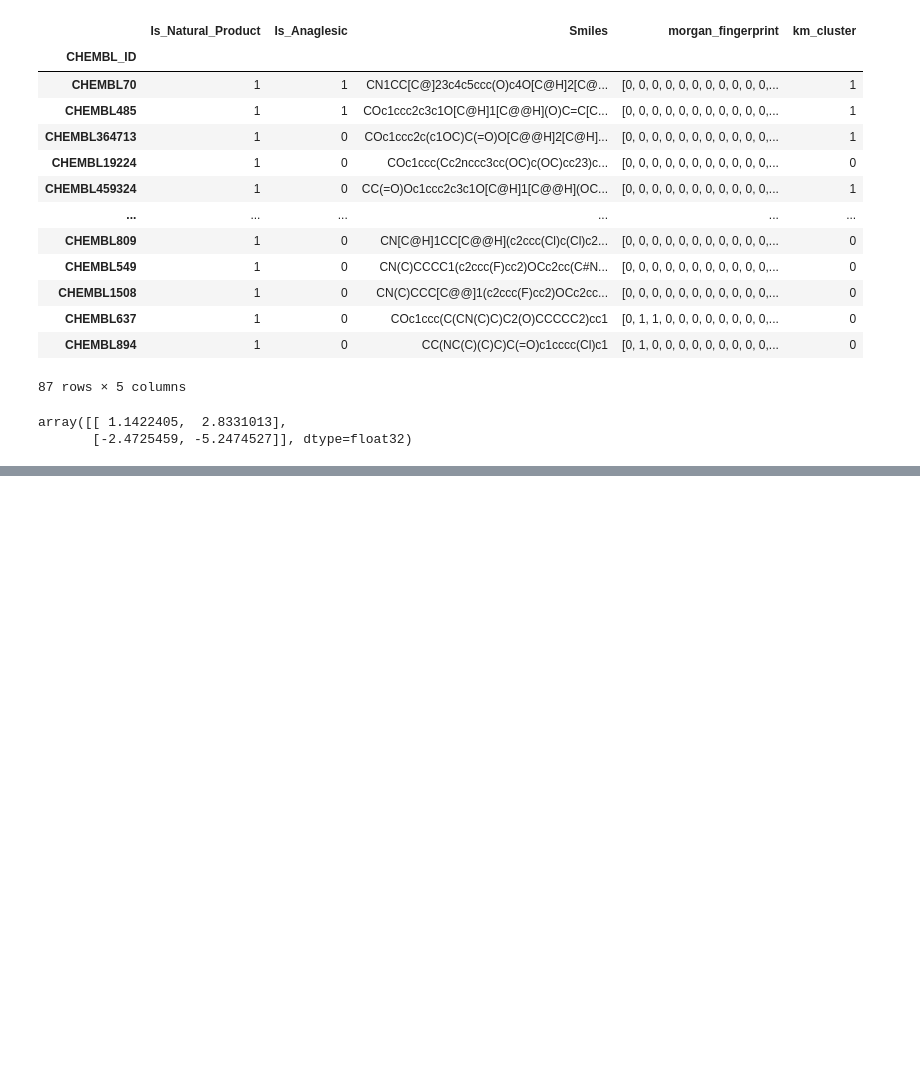
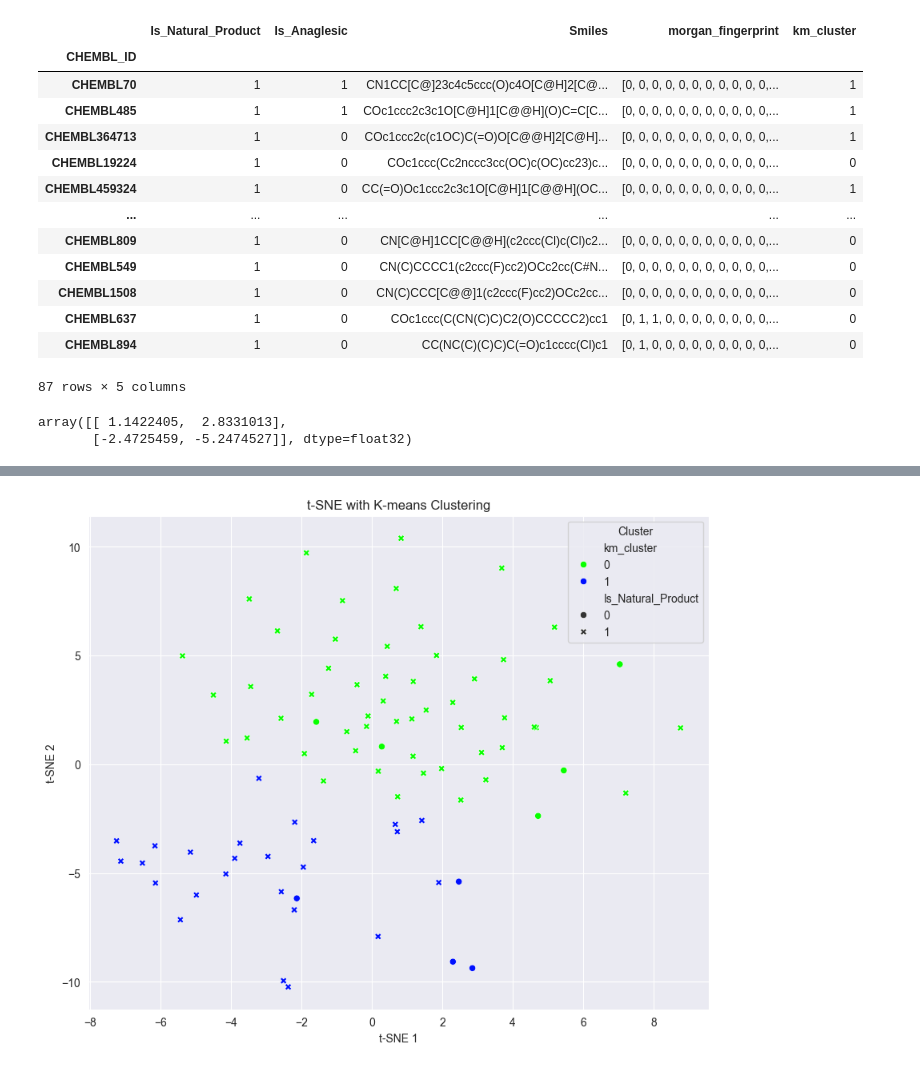
Before and after one commit to JKosciukiewicz/MLDD_Project, a Jupyter notebook: Clustering_examples_second_part.ipynb, the cells around one changed output, grey strips where cells are left out. Saved outputs shown, nothing was run; the diff lists cells and outputs as text; code cells hidden in the pictures; blank space fills up the shorter version.

```diff
--- a/Clustering_examples_second_part.ipynb
+++ b/Clustering_examples_second_part.ipynb
@@ -133,3 +144,14 @@ plt.show()
+# %%
+# Plot t-SNE results with cluster assignments
+plt.figure(figsize=(10, 8))
+sns.scatterplot(x=tsne_results[:, 0], y=tsne_results[:, 1], hue=df['km_cluster'], palette=sns.color_palette("hsv", n_clusters), style=df['Is_Natural_Product'])
+plt.title('t-SNE with K-means Clustering')
+plt.xlabel('t-SNE 1')
+plt.ylabel('t-SNE 2')
+plt.legend(title='Cluster')
+plt.show()
+# %% [output]
+[figure, added]
 # %%
 df=df.drop('morgan_fingerprint', axis=1)
 df.to_csv('./outputs/clustered_examples.csv')
```
Also changed, not shown: parts of 2 cells of this notebook.
